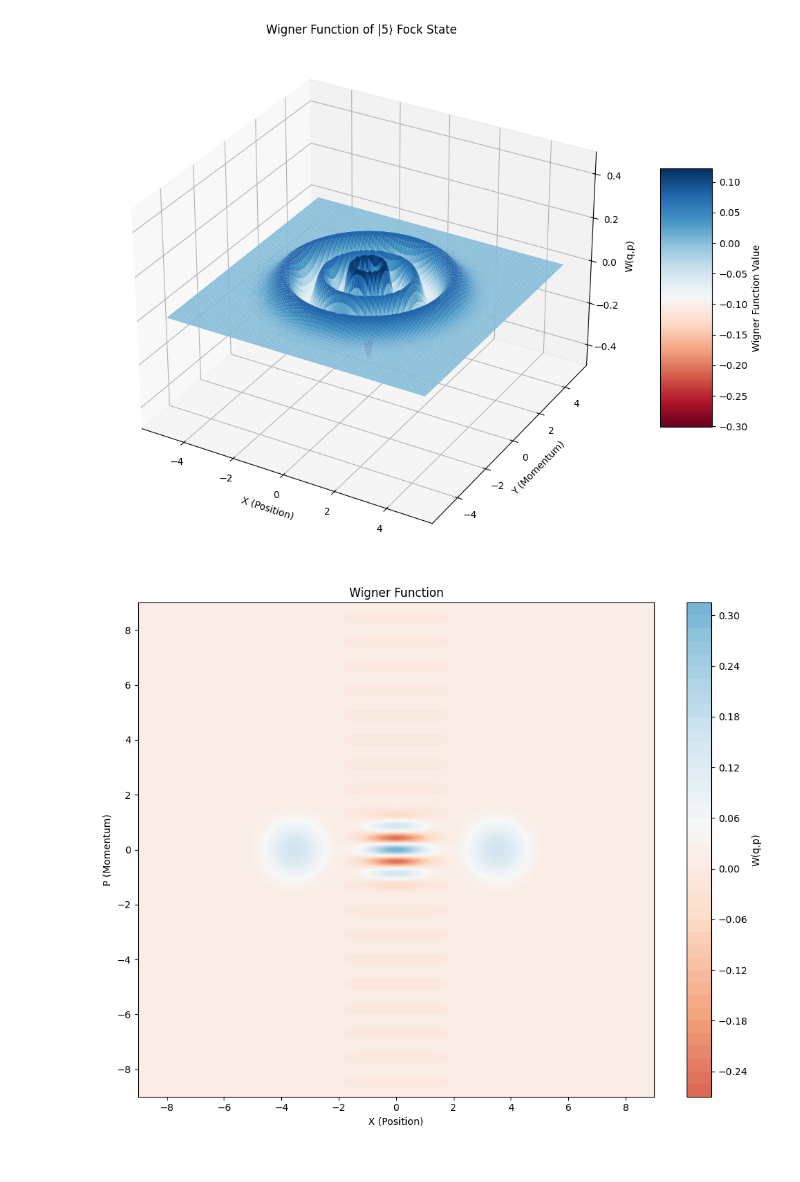
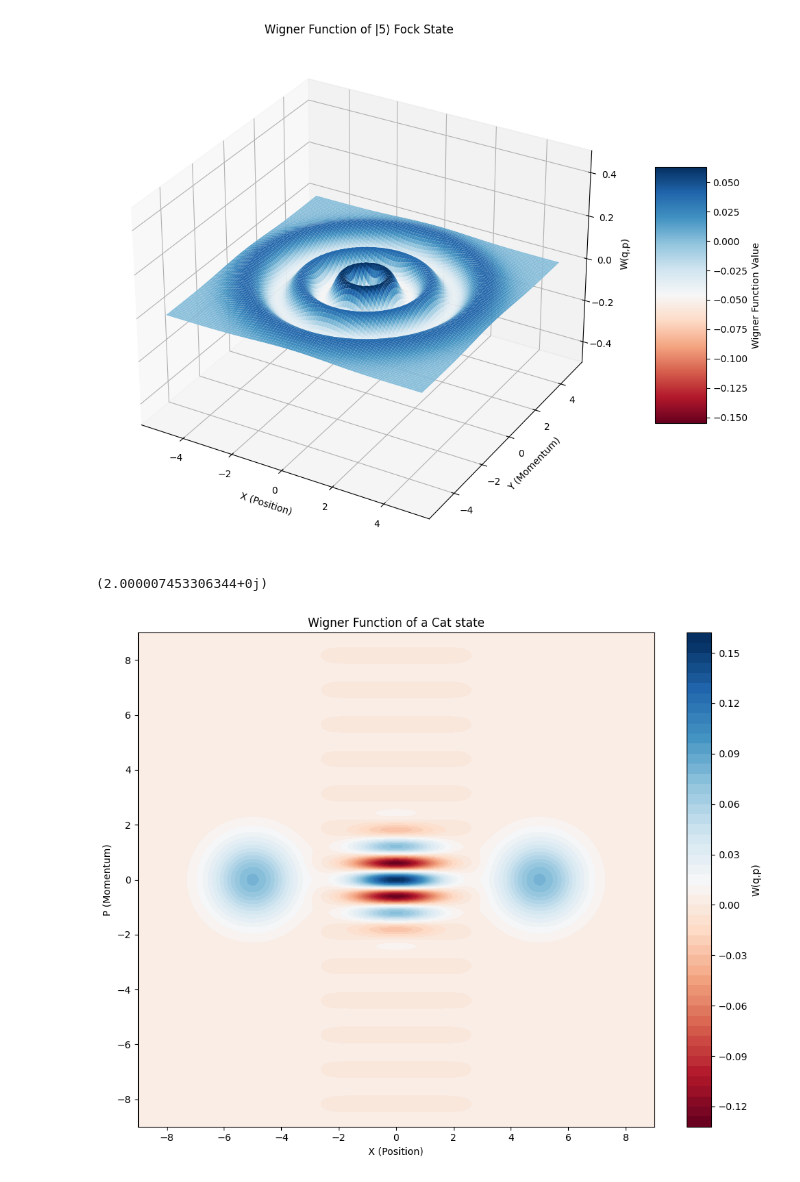
Before and after one commit to QiZhongLi/CV_Simulation, a Jupyter notebook: TestingClass.ipynb, the cells around one changed output. Drawn from its saved outputs; the diff is of its cells as text; code cells hidden in the pictures.

```diff
--- a/TestingClass.ipynb
+++ b/TestingClass.ipynb
@@ -7,6 +7,8 @@ from scipy.special import logsumexp
 from scipy.special import eval_laguerre
 # Thank you Bastian for letting me use your ipynb as """inspiration"""
 # Update: At this point, it looks nothing alike.
+
+hbar = 2
 # %%
 class State():
 
@@ -14,7 +16,7 @@ class State():
     I've named the attributes and operations mostly according to the paper's naming scheme.
     I did do a few name changes here and there because I like it this way more.
     '''
-    def __init__(self, num_modes = 1, hbar = 1):
+    def __init__(self, num_modes = 1, hbar = 2):
         """
         Initialize the states. Vacuum state by default
 
@@ -48,6 +50,9 @@ class State():
         self.num_weights = len(self.weights)
         self.num_modes = int(np.shape(self.means)[-1]/2)
         self.weights = np.exp(self.log_weights)
+        self.num_weights = len(self.weights)
+        self.covInv = np.linalg.inv(self.covs)
+        self.covDet = np.linalg.det(2*np.pi*self.covs)
 
 
     def normalize(self):
@@ -278,11 +283,9 @@ class State():
 
         # Multiple components case
         N = self.num_k
-
         # Reconstruct the full (k,l) indices in the same order as Fock2Coh
         k_indices = np.concatenate([np.arange(N), np.triu_indices(N, 1)[0]])
         l_indices = np.concatenate([np.arange(N), np.triu_indices(N, 1)[1]])
-
         W = np.zeros_like(X, dtype=complex)
 
         # Precompute inverse covariance and determinant
@@ -483,50 +479,52 @@ p = np.linspace(-5, 5, 100)
 # %%
 # Fock state as LCoG
 N = 5
 epsilon = 0.5
-state = prepare_fock_coherent(N, 1, epsilon, hbar = 1)
+state = prepare_fock_coherent(N, 1, epsilon, hbar)
 state.normalize
 W = state.get_wigner(x,x)
 
-X, P = np.meshgrid(x, p)
+X, P = np.meshgrid(x, x)
 fig = plt.figure(figsize=(12, 8))
 ax = fig.add_subplot(111, projection='3d')
 # Use proper surface plotting with colormap to show negativity
 surf = ax.plot_surface(X, P, W.real, cmap='RdBu',
                       rstride=1, cstride=1,
                       edgecolor='none',
                       antialiased=True)
 
 ax.set_xlabel('X (Position)')
 ax.set_ylabel('Y (Momentum)')
 ax.set_zlabel('W(q,p)')
 ax.set_title(f'Wigner Function of |{N}⟩ Fock State')
 ax.set_zlim(-0.5, 0.5)  # Adjusted for better view of negativity
 
 # Add colorbar to show negative values
 fig.colorbar(surf, shrink=0.5, aspect=5, label='Wigner Function Value')
 plt.tight_layout()
 plt.show()
 # %% [output]
-[figure, old version]
+[figure, new version]
 # %%
-# Squeezed Cat state
+# Cat state
 alpha = 5/2
-cat = prepare_sqz_cat_coherent(0, alpha, 0, hbar = 1)
-#cat.normalize
+r = 0
+cat = prepare_sqz_cat_coherent(r, alpha*np.exp(r), 0, hbar = 2)
+cat.normalize
 x = np.linspace(-9,9,300)
 Wcat = cat.get_wigner(x,x)
 
 
 X, P = np.meshgrid(x, x)
 plt.figure(figsize=(10, 8))
-contour = plt.contourf(X, P, Wcat.real, levels=50, cmap='RdBu', vmin=-0.5, vmax=0.6)
+contour = plt.contourf(X, P, Wcat.real, levels=50, cmap='RdBu', vmin=np.min(Wcat.real), vmax=np.max(Wcat.real))
 cbar = plt.colorbar(contour)
 cbar.set_label('W(q,p)')
 plt.xlabel('X (Position)')
 plt.ylabel('P (Momentum)')
-plt.title('Wigner Function of a Squeezed Cat state')
+plt.title('Wigner Function of a Cat state')
 plt.tight_layout()
 plt.show()
 # %% [output]
+(2.000007453306344+0j)
-[figure, old version]
+[figure, new version]
```
Also changed, not shown: parts of 4 cells of this notebook.
